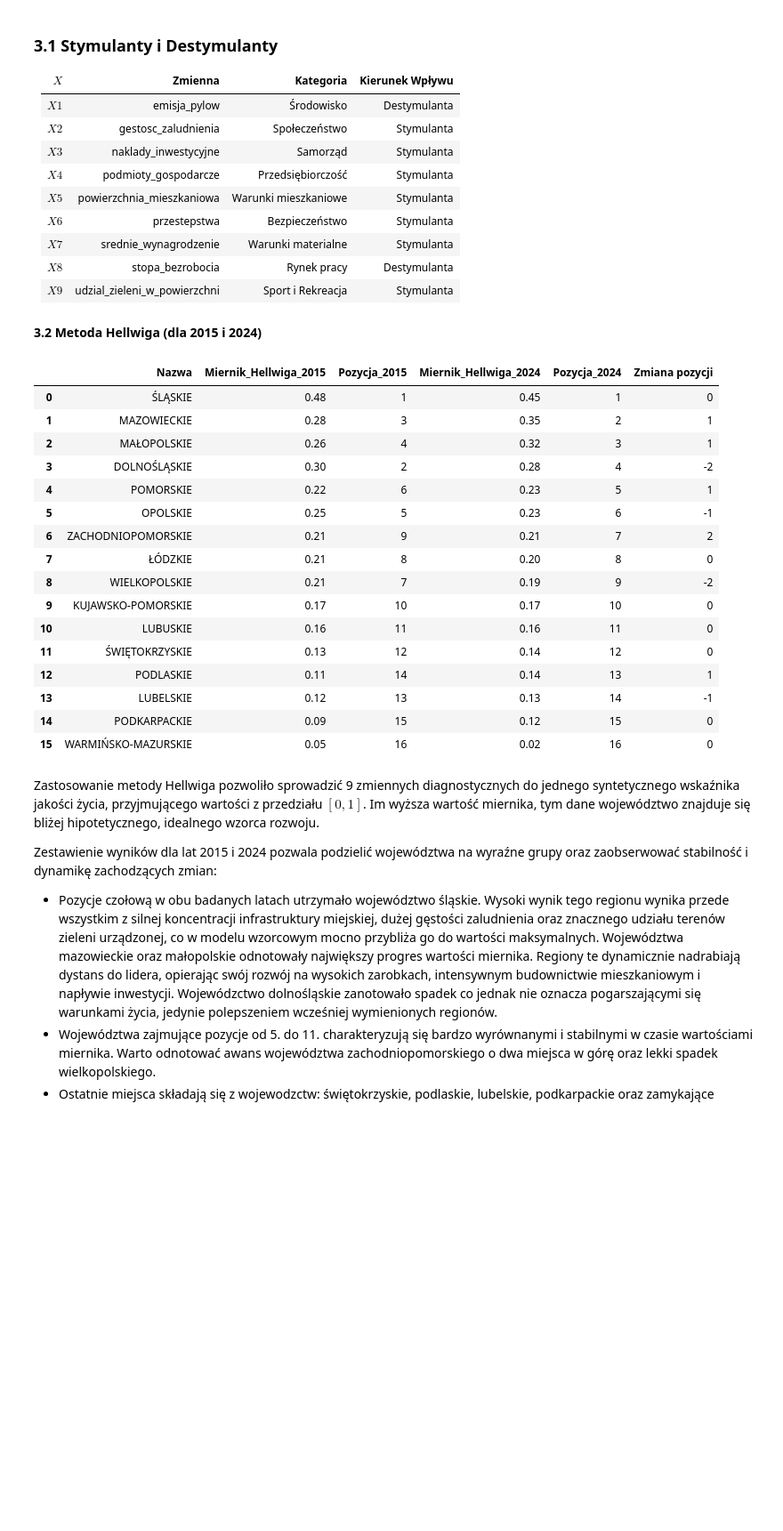
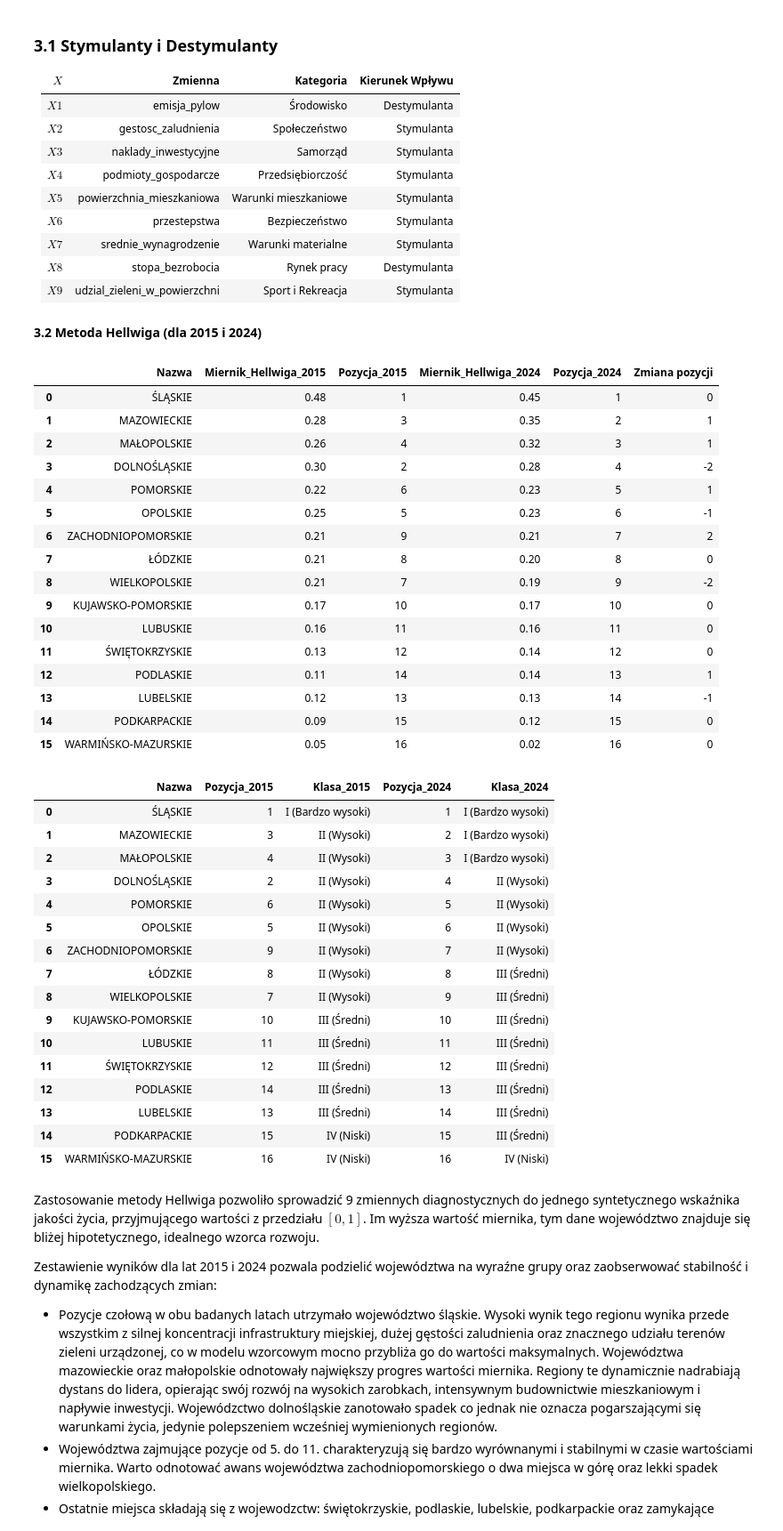
Before and after one commit to Fyjonn/Statistical-data-analysis, a Jupyter notebook: project.ipynb, the cells around one changed output. Shown at 89% size. Drawn from its saved outputs; the diff is of its cells as text; code cells hidden in the pictures; blank space fills up the shorter version.

```diff
--- a/project.ipynb
+++ b/project.ipynb
@@ -370,33 +370,75 @@ def utworz_miernik_hellwiga(df):
     ranking_hellwig = ranking_hellwig.sort_values(by='Miernik_Hellwiga', ascending=False).reset_index(drop=True)
     ranking_hellwig['Pozycja'] = range(1, len(ranking_hellwig)+1)
     return ranking_hellwig
 
 rh_2015 = utworz_miernik_hellwiga(df_2015)
 rh_2024 = utworz_miernik_hellwiga(df_2024)
 
 tabela = pd.merge(rh_2015, rh_2024, on='Nazwa', suffixes=('_2015', '_2024'))
 tabela['Zmiana pozycji'] = tabela['Pozycja_2015'] - tabela['Pozycja_2024']
 tabela = tabela.sort_values(by='Pozycja_2024').reset_index(drop=True)
 
 display_df(tabela)
+
+def przypisz_klasy(df, kolumna_miernika):
+    s_mean = df[kolumna_miernika].mean()
+    s_std = df[kolumna_miernika].std()
+
+    warunki = [
+        df[kolumna_miernika] >= (s_mean + s_std),
+        (df[kolumna_miernika] >= s_mean)
+        & (df[kolumna_miernika] < (s_mean + s_std)),
+        (df[kolumna_miernika] >= (s_mean - s_std))
+        & (df[kolumna_miernika] < s_mean),
+        df[kolumna_miernika] < (s_mean - s_std),
+    ]
+    klasy = ['I (Bardzo wysoki)', 'II (Wysoki)', 'III (Średni)', 'IV (Niski)']
+
+    return np.select(warunki, klasy, default='Brak')
+
+tabela['Klasa_2015'] = przypisz_klasy(
+    tabela, 'Miernik_Hellwiga_2015'
+)
+tabela['Klasa_2024'] = przypisz_klasy(
+    tabela, 'Miernik_Hellwiga_2024'
+)
+
+display_df(tabela[['Nazwa', 'Pozycja_2015', 'Klasa_2015', 'Pozycja_2024', 'Klasa_2024']])
 # %% [output]
 |  | Nazwa | Miernik_Hellwiga_2015 | Pozycja_2015 | Miernik_Hellwiga_2024 | Pozycja_2024 | Zmiana pozycji |
 | 0 | ŚLĄSKIE | 0.48 | 1 | 0.45 | 1 | 0 |
 | 1 | MAZOWIECKIE | 0.28 | 3 | 0.35 | 2 | 1 |
 | 2 | MAŁOPOLSKIE | 0.26 | 4 | 0.32 | 3 | 1 |
 | 3 | DOLNOŚLĄSKIE | 0.30 | 2 | 0.28 | 4 | -2 |
 | 4 | POMORSKIE | 0.22 | 6 | 0.23 | 5 | 1 |
 | 5 | OPOLSKIE | 0.25 | 5 | 0.23 | 6 | -1 |
 | 6 | ZACHODNIOPOMORSKIE | 0.21 | 9 | 0.21 | 7 | 2 |
 | 7 | ŁÓDZKIE | 0.21 | 8 | 0.20 | 8 | 0 |
 | 8 | WIELKOPOLSKIE | 0.21 | 7 | 0.19 | 9 | -2 |
 | 9 | KUJAWSKO-POMORSKIE | 0.17 | 10 | 0.17 | 10 | 0 |
 | 10 | LUBUSKIE | 0.16 | 11 | 0.16 | 11 | 0 |
 | 11 | ŚWIĘTOKRZYSKIE | 0.13 | 12 | 0.14 | 12 | 0 |
 | 12 | PODLASKIE | 0.11 | 14 | 0.14 | 13 | 1 |
 | 13 | LUBELSKIE | 0.12 | 13 | 0.13 | 14 | -1 |
 | 14 | PODKARPACKIE | 0.09 | 15 | 0.12 | 15 | 0 |
 | 15 | WARMIŃSKO-MAZURSKIE | 0.05 | 16 | 0.02 | 16 | 0 |
+|  | Nazwa | Pozycja_2015 | Klasa_2015 | Pozycja_2024 | Klasa_2024 |
+| 0 | ŚLĄSKIE | 1 | I (Bardzo wysoki) | 1 | I (Bardzo wysoki) |
+| 1 | MAZOWIECKIE | 3 | II (Wysoki) | 2 | I (Bardzo wysoki) |
+| 2 | MAŁOPOLSKIE | 4 | II (Wysoki) | 3 | I (Bardzo wysoki) |
+| 3 | DOLNOŚLĄSKIE | 2 | II (Wysoki) | 4 | II (Wysoki) |
+| 4 | POMORSKIE | 6 | II (Wysoki) | 5 | II (Wysoki) |
+| 5 | OPOLSKIE | 5 | II (Wysoki) | 6 | II (Wysoki) |
+| 6 | ZACHODNIOPOMORSKIE | 9 | II (Wysoki) | 7 | II (Wysoki) |
+| 7 | ŁÓDZKIE | 8 | II (Wysoki) | 8 | III (Średni) |
+| 8 | WIELKOPOLSKIE | 7 | II (Wysoki) | 9 | III (Średni) |
+| 9 | KUJAWSKO-POMORSKIE | 10 | III (Średni) | 10 | III (Średni) |
+| 10 | LUBUSKIE | 11 | III (Średni) | 11 | III (Średni) |
+| 11 | ŚWIĘTOKRZYSKIE | 12 | III (Średni) | 12 | III (Średni) |
+| 12 | PODLASKIE | 14 | III (Średni) | 13 | III (Średni) |
+| 13 | LUBELSKIE | 13 | III (Średni) | 14 | III (Średni) |
+| 14 | PODKARPACKIE | 15 | IV (Niski) | 15 | III (Średni) |
+| 15 | WARMIŃSKO-MAZURSKIE | 16 | IV (Niski) | 16 | IV (Niski) |
 # %% [markdown]
 Zastosowanie metody Hellwiga pozwoliło sprowadzić 9 zmiennych diagnostycznych do jednego syntetycznego wskaźnika jakości życia, przyjmującego wartości z przedziału $[0, 1]$. Im wyższa wartość miernika, tym dane województwo znajduje się bliżej hipotetycznego, idealnego wzorca rozwoju.
 
```
Also changed, not shown: parts of 5 cells of this notebook.
